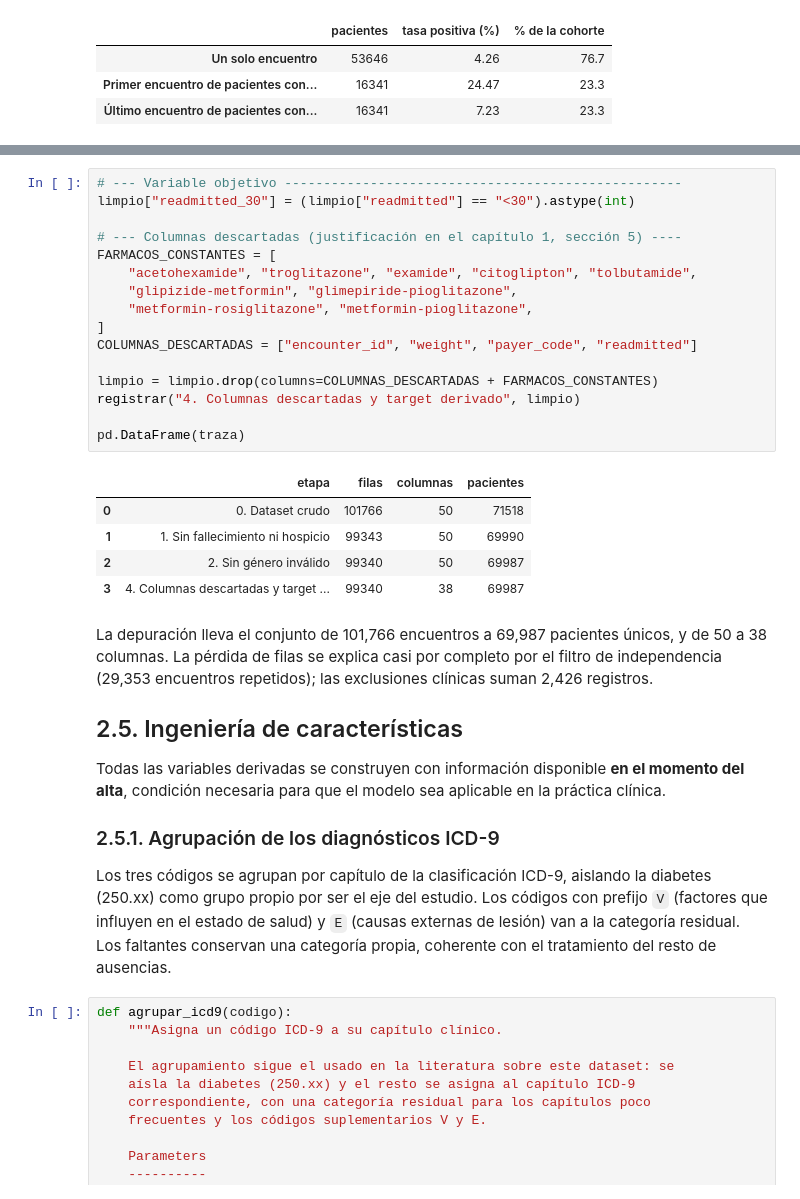
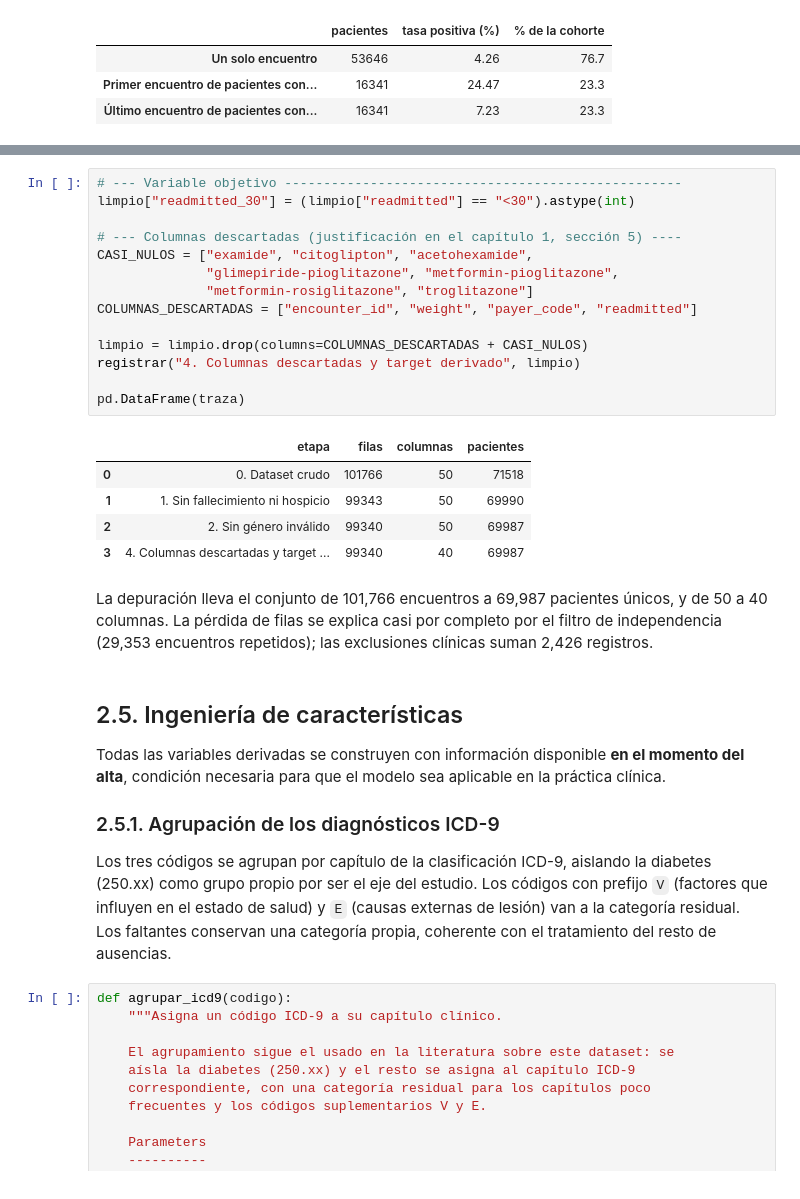
Before and after one commit to joshua2412-a/Diabetes_ProyectoML_202630, a Jupyter notebook: docs/02_ETL.ipynb, the cells around one changed output, grey strips where cells are left out. Saved outputs shown, nothing was run; the diff lists cells and outputs as text.

```diff
--- a/docs/02_ETL.ipynb
+++ b/docs/02_ETL.ipynb
@@ -231,28 +354,26 @@ Las eliminaciones responden a motivos distintos y cada una se justifica por sepa
 # %%
 # --- Variable objetivo ---------------------------------------------------
 limpio["readmitted_30"] = (limpio["readmitted"] == "<30").astype(int)
 
 # --- Columnas descartadas (justificación en el capítulo 1, sección 5) ----
-FARMACOS_CONSTANTES = [
-    "acetohexamide", "troglitazone", "examide", "citoglipton", "tolbutamide",
-    "glipizide-metformin", "glimepiride-pioglitazone",
-    "metformin-rosiglitazone", "metformin-pioglitazone",
-]
+CASI_NULOS = ["examide", "citoglipton", "acetohexamide",
+              "glimepiride-pioglitazone", "metformin-pioglitazone",
+              "metformin-rosiglitazone", "troglitazone"]
 COLUMNAS_DESCARTADAS = ["encounter_id", "weight", "payer_code", "readmitted"]
 
-limpio = limpio.drop(columns=COLUMNAS_DESCARTADAS + FARMACOS_CONSTANTES)
+limpio = limpio.drop(columns=COLUMNAS_DESCARTADAS + CASI_NULOS)
 registrar("4. Columnas descartadas y target derivado", limpio)
 
 pd.DataFrame(traza)
 # %% [output]
 |  | etapa | filas | columnas | pacientes |
 | 0 | 0. Dataset crudo | 101766 | 50 | 71518 |
 | 1 | 1. Sin fallecimiento ni hospicio | 99343 | 50 | 69990 |
 | 2 | 2. Sin género inválido | 99340 | 50 | 69987 |
-| 3 | 4. Columnas descartadas y target ... | 99340 | 38 | 69987 |
+| 3 | 4. Columnas descartadas y target ... | 99340 | 40 | 69987 |
+# %% [markdown]
+La depuración lleva el conjunto de 101,766 encuentros a 69,987 pacientes únicos, y de 50 a 40 columnas. La pérdida de filas se explica casi por completo por el filtro de independencia (29,353 encuentros repetidos); las exclusiones clínicas suman 2,426 registros.
 # %% [markdown]
-La depuración lleva el conjunto de 101,766 encuentros a 69,987 pacientes únicos, y de 50 a 38 columnas. La pérdida de filas se explica casi por completo por el filtro de independencia (29,353 encuentros repetidos); las exclusiones clínicas suman 2,426 registros.
-
 ## 2.5. Ingeniería de características
 
 Todas las variables derivadas se construyen con información disponible **en el momento del alta**, condición necesaria para que el modelo sea aplicable en la práctica clínica.
```
Also changed, not shown: parts of 6 cells of this notebook, 1 other file.
